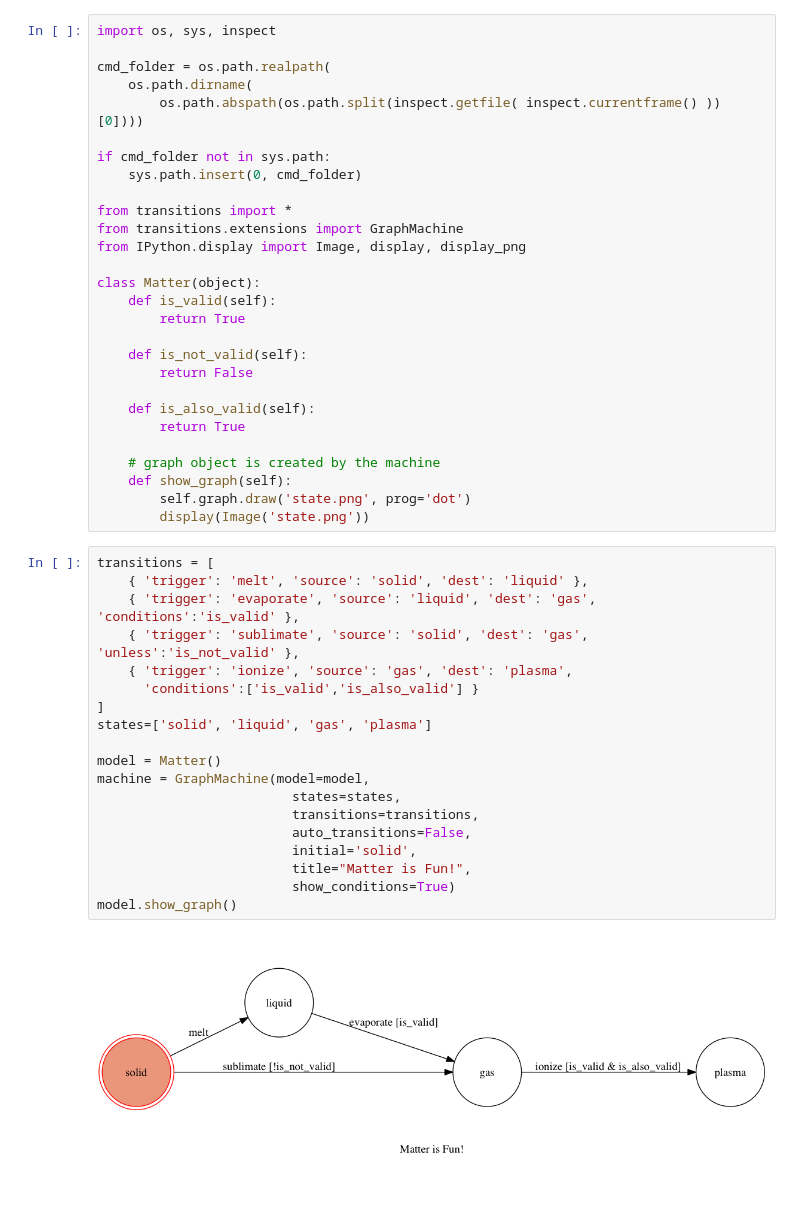
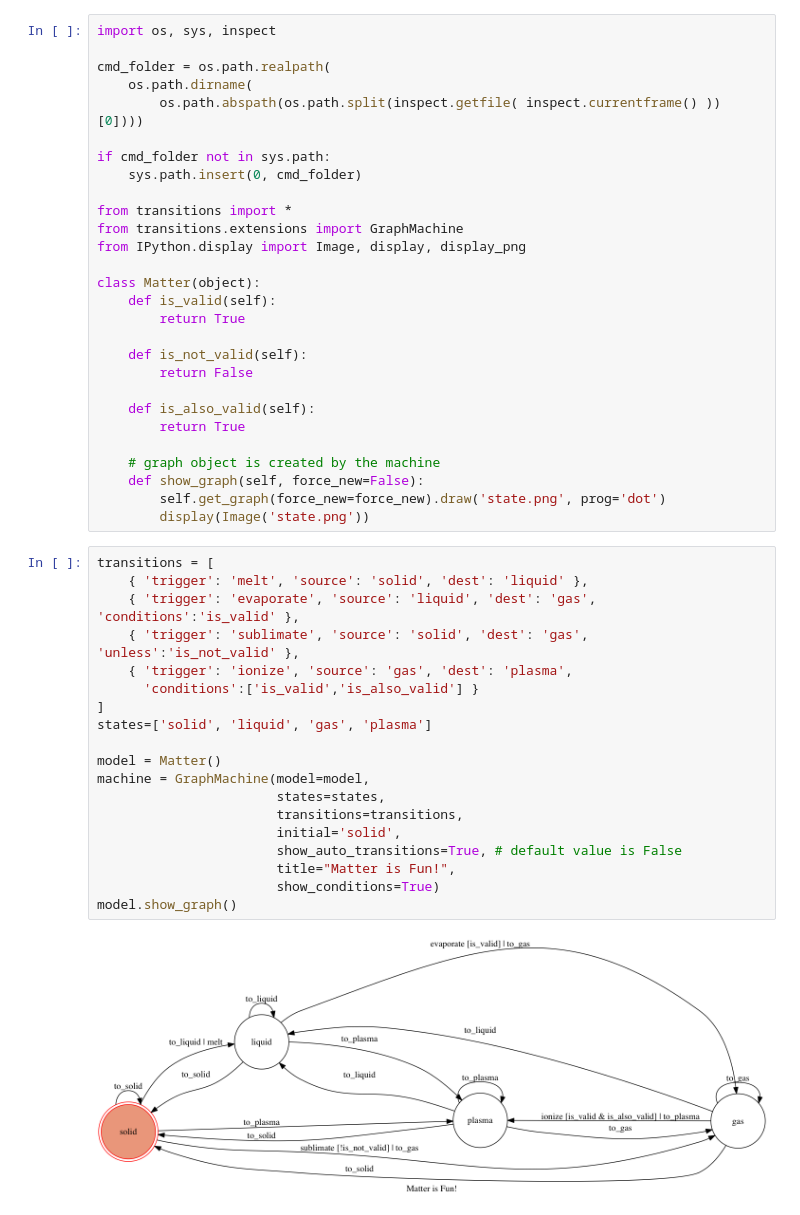
Before and after one commit to pytransitions/transitions, a Jupyter notebook: examples/Graph MIxin Demo.ipynb, the cells around one changed output. Cells and saved outputs as stored; diff of their text form; blank space fills up the shorter version.

Commit message:
add filtering with show_auto_transitions

```diff
--- a/examples/Graph MIxin Demo.ipynb
+++ b/examples/Graph MIxin Demo.ipynb
@@ -23,27 +23,27 @@ class Matter(object):
         return True
 
     # graph object is created by the machine
-    def show_graph(self):
-        self.graph.draw('state.png', prog='dot')
+    def show_graph(self, force_new=False):
+        self.get_graph(force_new=force_new).draw('state.png', prog='dot')
         display(Image('state.png'))
 # %%
 transitions = [
     { 'trigger': 'melt', 'source': 'solid', 'dest': 'liquid' },
     { 'trigger': 'evaporate', 'source': 'liquid', 'dest': 'gas', 'conditions':'is_valid' },
     { 'trigger': 'sublimate', 'source': 'solid', 'dest': 'gas', 'unless':'is_not_valid' },
     { 'trigger': 'ionize', 'source': 'gas', 'dest': 'plasma',
       'conditions':['is_valid','is_also_valid'] }
 ]
 states=['solid', 'liquid', 'gas', 'plasma']
 
 model = Matter()
 machine = GraphMachine(model=model,
-                         states=states,
-                         transitions=transitions,
-                         auto_transitions=False,
-                         initial='solid',
-                         title="Matter is Fun!",
-                         show_conditions=True)
+                       states=states,
+                       transitions=transitions,
+                       initial='solid',
+                       show_auto_transitions=True, # default value is False
+                       title="Matter is Fun!",
+                       show_conditions=True)
 model.show_graph()
 # %% [output]
-[figure, old version]
+[figure, new version]
```
Also changed, not shown: parts of 6 cells of this notebook, 2 other files.
